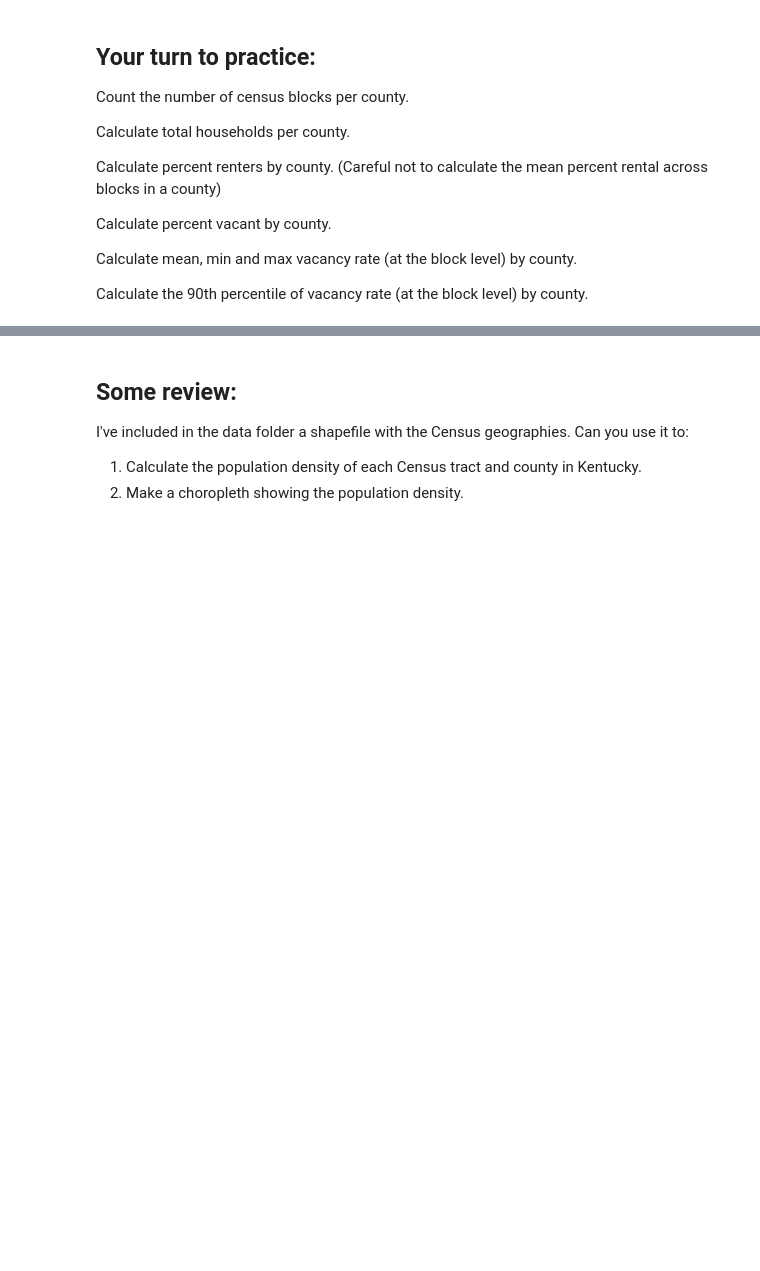
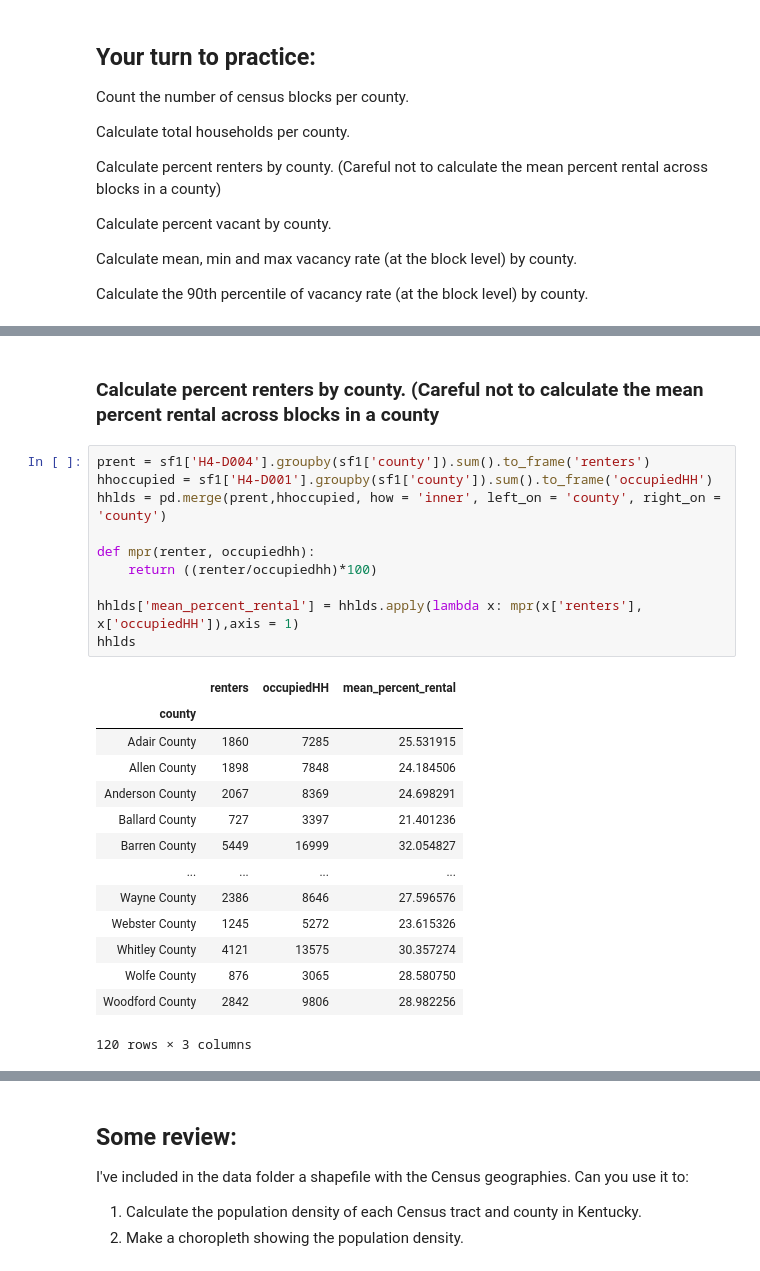
Before and after one commit to ebantwi/ce599, a Jupyter notebook: 11-Grouping/groupby.ipynb, the cells around one changed output, grey strips where cells are left out. Cells and saved outputs as stored; diff of their text form; blank space fills up the shorter version.

```diff
--- a/11-Grouping/groupby.ipynb
+++ b/11-Grouping/groupby.ipynb
@@ -344,0 +389,27 @@ Calculate the 90th percentile of vacancy rate (at the block level) by county.
+# %% [markdown]
+### Calculate percent renters by county. (Careful not to calculate the mean percent rental across blocks in a county
+# %%
+prent = sf1['H4-D004'].groupby(sf1['county']).sum().to_frame('renters')
+hhoccupied = sf1['H4-D001'].groupby(sf1['county']).sum().to_frame('occupiedHH')
+hhlds = pd.merge(prent,hhoccupied, how = 'inner', left_on = 'county', right_on = 'county')
+
+def mpr(renter, occupiedhh):
+    return ((renter/occupiedhh)*100)
+
+hhlds['mean_percent_rental'] = hhlds.apply(lambda x: mpr(x['renters'], x['occupiedHH']),axis = 1)
+hhlds
+# %% [output]
+|  | renters | occupiedHH | mean_percent_rental |
+| county |  |  |  |
+| Adair County | 1860 | 7285 | 25.531915 |
+| Allen County | 1898 | 7848 | 24.184506 |
+| Anderson County | 2067 | 8369 | 24.698291 |
+| Ballard County | 727 | 3397 | 21.401236 |
+| Barren County | 5449 | 16999 | 32.054827 |
+| ... | ... | ... | ... |
+| Wayne County | 2386 | 8646 | 27.596576 |
+| Webster County | 1245 | 5272 | 23.615326 |
+| Whitley County | 4121 | 13575 | 30.357274 |
+| Wolfe County | 876 | 3065 | 28.580750 |
+| Woodford County | 2842 | 9806 | 28.982256 |
+120 rows × 3 columns
```
Also changed, not shown: parts of 21 cells of this notebook.
